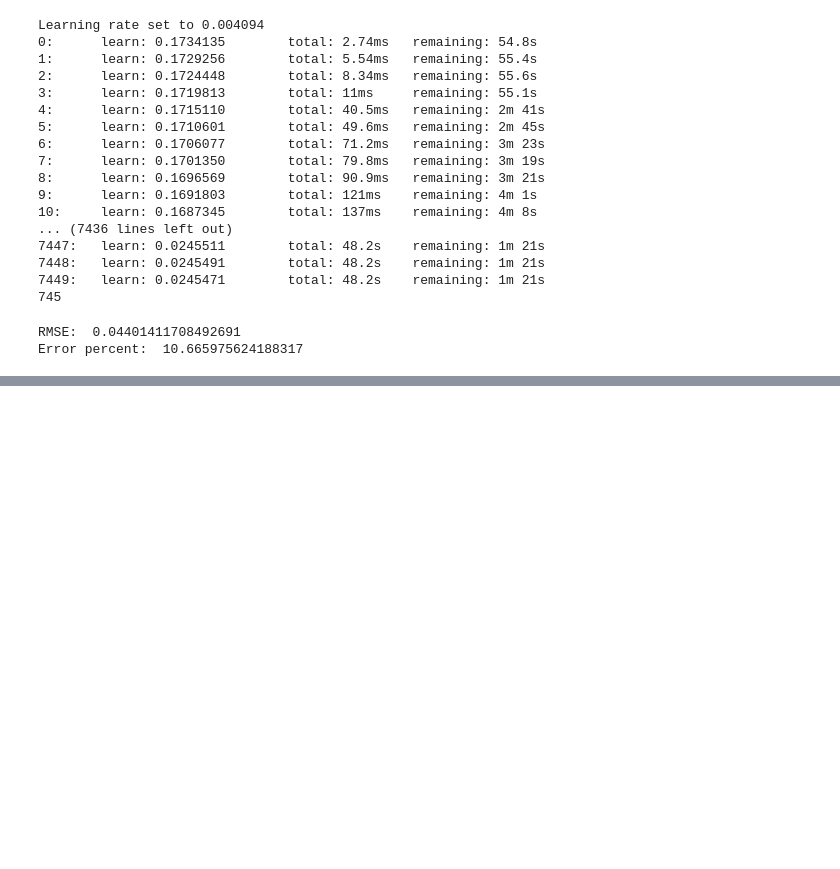
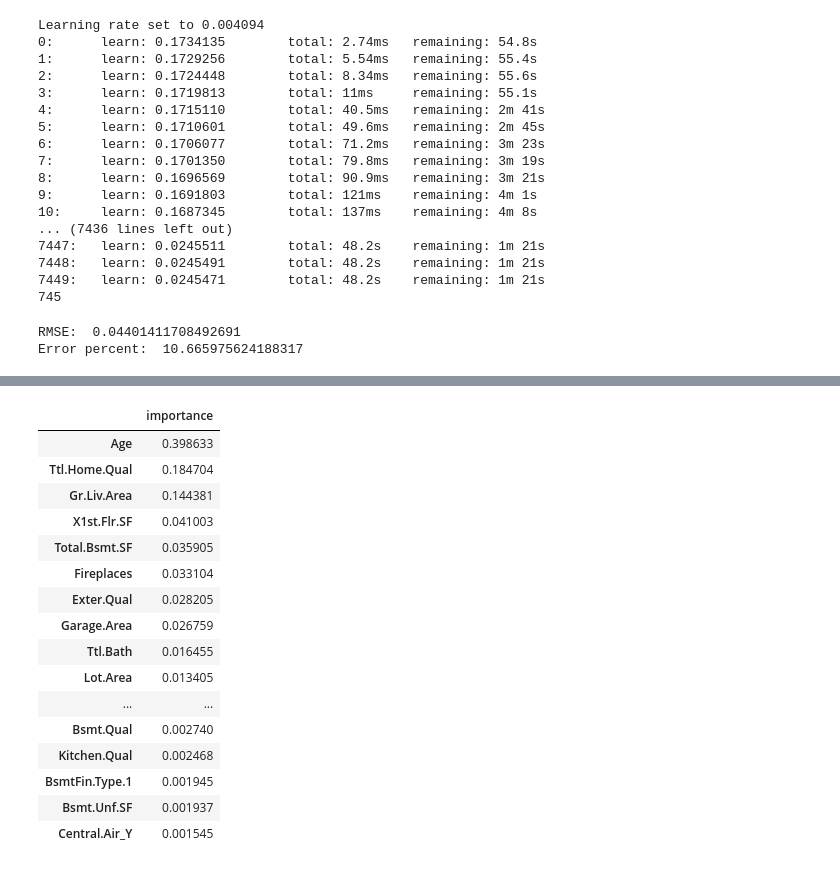
Before and after one commit to thomaschiari/Machine-Learning-Ames, a Jupyter notebook: notebooks/modelling.ipynb, the cells around one changed output, grey strips where cells are left out. Saved outputs shown, nothing was run; the diff lists cells and outputs as text; code cells hidden in the pictures; blank space fills up the shorter version.

```diff
--- a/notebooks/modelling.ipynb
+++ b/notebooks/modelling.ipynb
@@ -211,0 +295,26 @@ Para a API, vamos utilizar o melhor modelo obtido, que foi o CatBoost, com os me
+# %%
+importances = best_model.feature_importances_
+indices = np.argsort(importances)[::-1]
+names = [X.columns[i] for i in indices]
+
+# criar dataframe com importância das features
+feature_importances = pd.DataFrame(importances, index=X.columns, columns=['importance']).sort_values('importance', ascending=False)
+feature_importances.head(20)
+# %% [output]
+|  | importance |
+| Age | 0.398633 |
+| Ttl.Home.Qual | 0.184704 |
+| Gr.Liv.Area | 0.144381 |
+| X1st.Flr.SF | 0.041003 |
+| Total.Bsmt.SF | 0.035905 |
+| Fireplaces | 0.033104 |
+| Exter.Qual | 0.028205 |
+| Garage.Area | 0.026759 |
+| Ttl.Bath | 0.016455 |
+| Lot.Area | 0.013405 |
+| ... | ... |
+| Bsmt.Qual | 0.002740 |
+| Kitchen.Qual | 0.002468 |
+| BsmtFin.Type.1 | 0.001945 |
+| Bsmt.Unf.SF | 0.001937 |
+| Central.Air_Y | 0.001545 |
```
Also changed, not shown: parts of 11 cells of this notebook, 4 other files.
